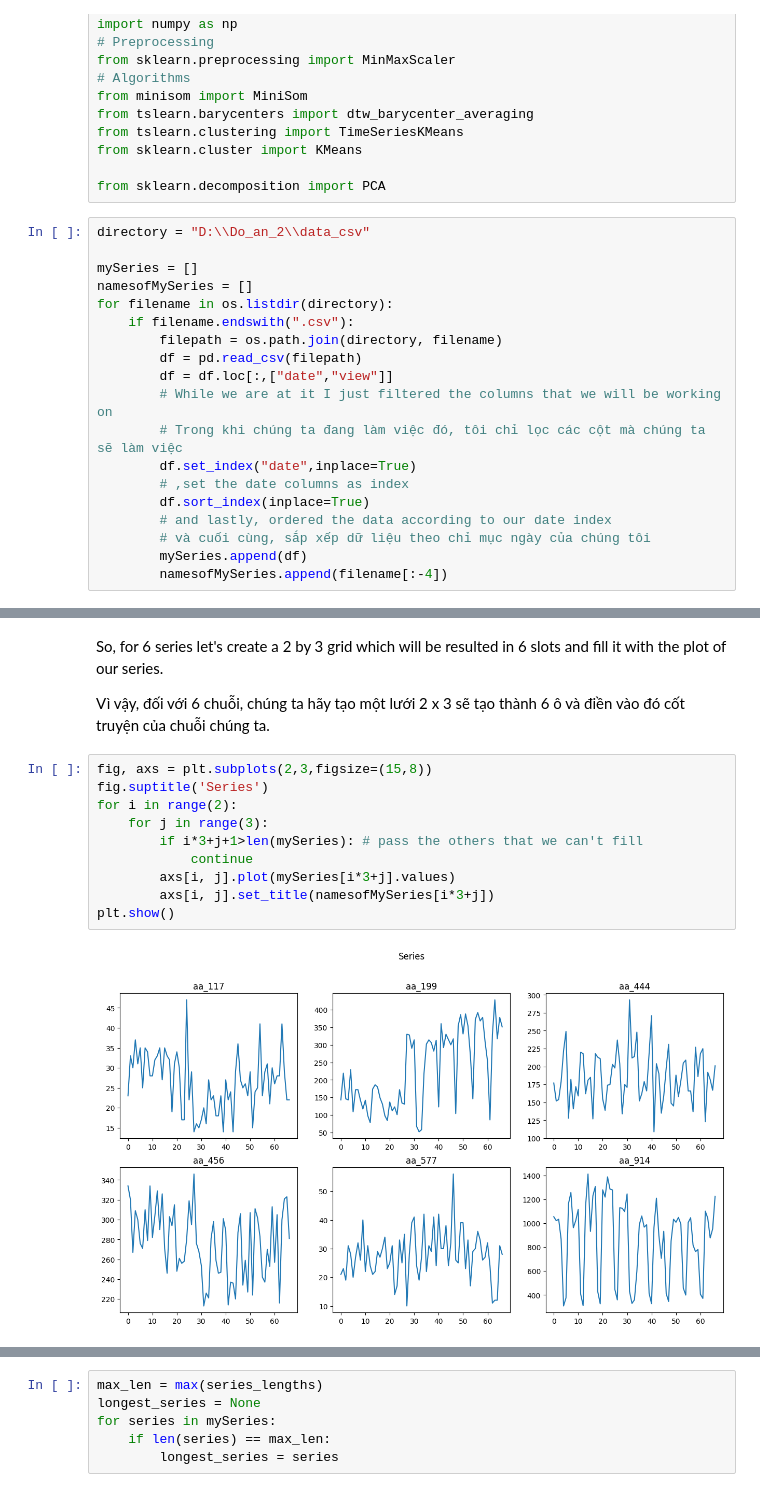
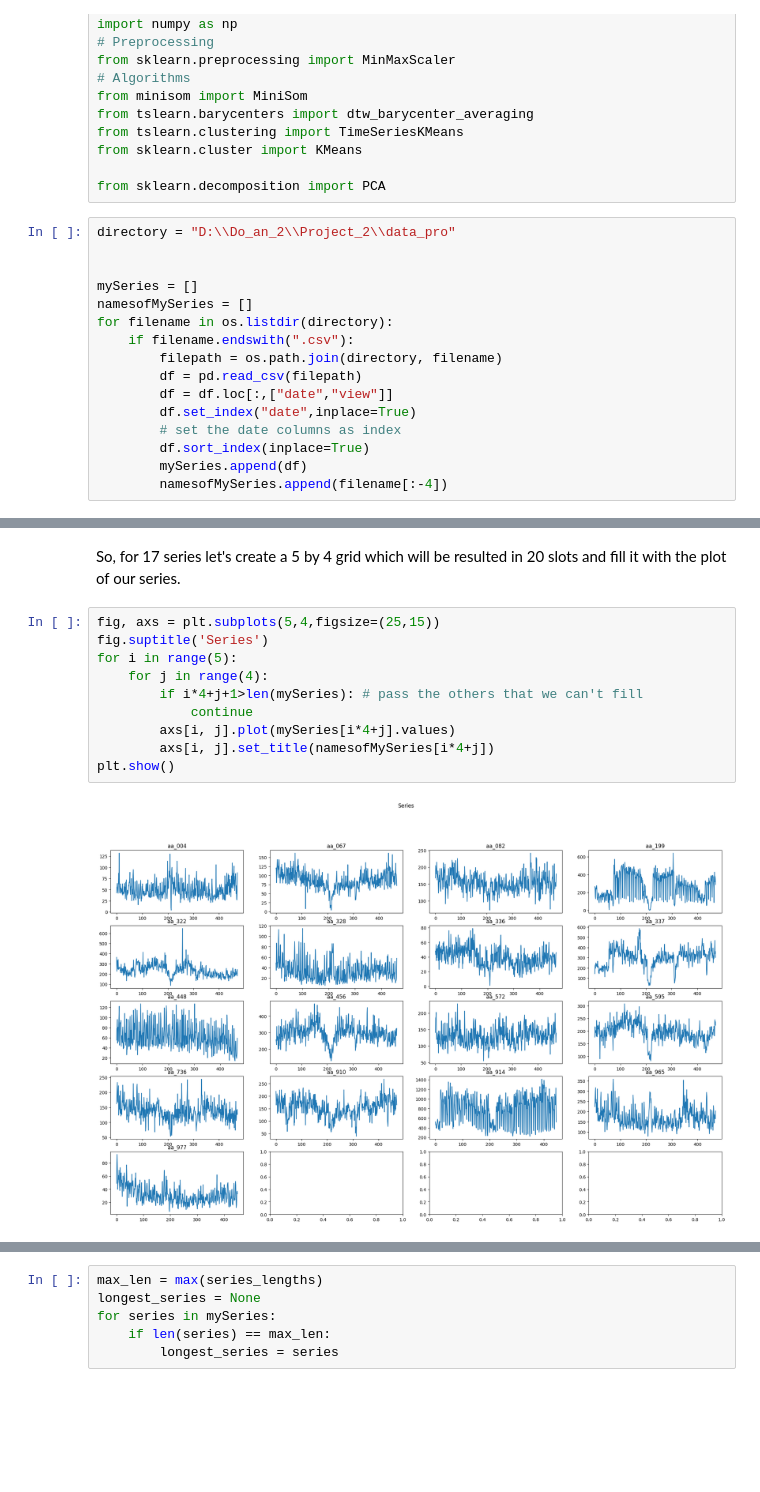
Before and after one commit to hoangmanh08/Cluster_and_LSTM_GRU_for_Time-Series_Prediction, a Jupyter notebook: cluster_time_series.ipynb, the cells around one changed output, grey strips where cells are left out. Drawn from its saved outputs; the diff is of its cells as text; blank space fills up the shorter version.

```diff
--- a/cluster_time_series.ipynb
+++ b/cluster_time_series.ipynb
@@ -83,7 +38,8 @@ from sklearn.cluster import KMeans
 
 from sklearn.decomposition import PCA
 # %%
-directory = "D:\\Do_an_2\\data_csv"
+directory = "D:\\Do_an_2\\Project_2\\data_pro"
+
 
 mySeries = []
 namesofMySeries = []
@@ -92,13 +48,9 @@ for filename in os.listdir(directory):
         filepath = os.path.join(directory, filename)
         df = pd.read_csv(filepath)
         df = df.loc[:,["date","view"]]
-        # While we are at it I just filtered the columns that we will be working on
-        # Trong khi chúng ta đang làm việc đó, tôi chỉ lọc các cột mà chúng ta sẽ làm việc
         df.set_index("date",inplace=True)
-        # ,set the date columns as index
+        # set the date columns as index
         df.sort_index(inplace=True)
-        # and lastly, ordered the data according to our date index
-        # và cuối cùng, sắp xếp dữ liệu theo chỉ mục ngày của chúng tôi
         mySeries.append(df)
         namesofMySeries.append(filename[:-4])
 # %% [markdown]
@@ -162,16 +104,14 @@ date
 # %% [markdown]
-So, for 6 series let's create a 2 by 3 grid which will be resulted in 6 slots and fill it with the plot of our series.
-
-Vì vậy, đối với 6 chuỗi, chúng ta hãy tạo một lưới 2 x 3 sẽ tạo thành 6 ô và điền vào đó cốt truyện của chuỗi chúng ta.
+So, for 17 series let's create a 5 by 4 grid which will be resulted in 20 slots and fill it with the plot of our series.
 # %%
-fig, axs = plt.subplots(2,3,figsize=(15,8))
+fig, axs = plt.subplots(5,4,figsize=(25,15))
 fig.suptitle('Series')
-for i in range(2):
-    for j in range(3):
-        if i*3+j+1>len(mySeries): # pass the others that we can't fill
+for i in range(5):
+    for j in range(4):
+        if i*4+j+1>len(mySeries): # pass the others that we can't fill
             continue
-        axs[i, j].plot(mySeries[i*3+j].values)
-        axs[i, j].set_title(namesofMySeries[i*3+j])
+        axs[i, j].plot(mySeries[i*4+j].values)
+        axs[i, j].set_title(namesofMySeries[i*4+j])
 plt.show()
 # %% [output]
-[figure, old version]
+[figure, new version]
```
Also changed, not shown: parts of 94 cells of this notebook, 2 other files.
